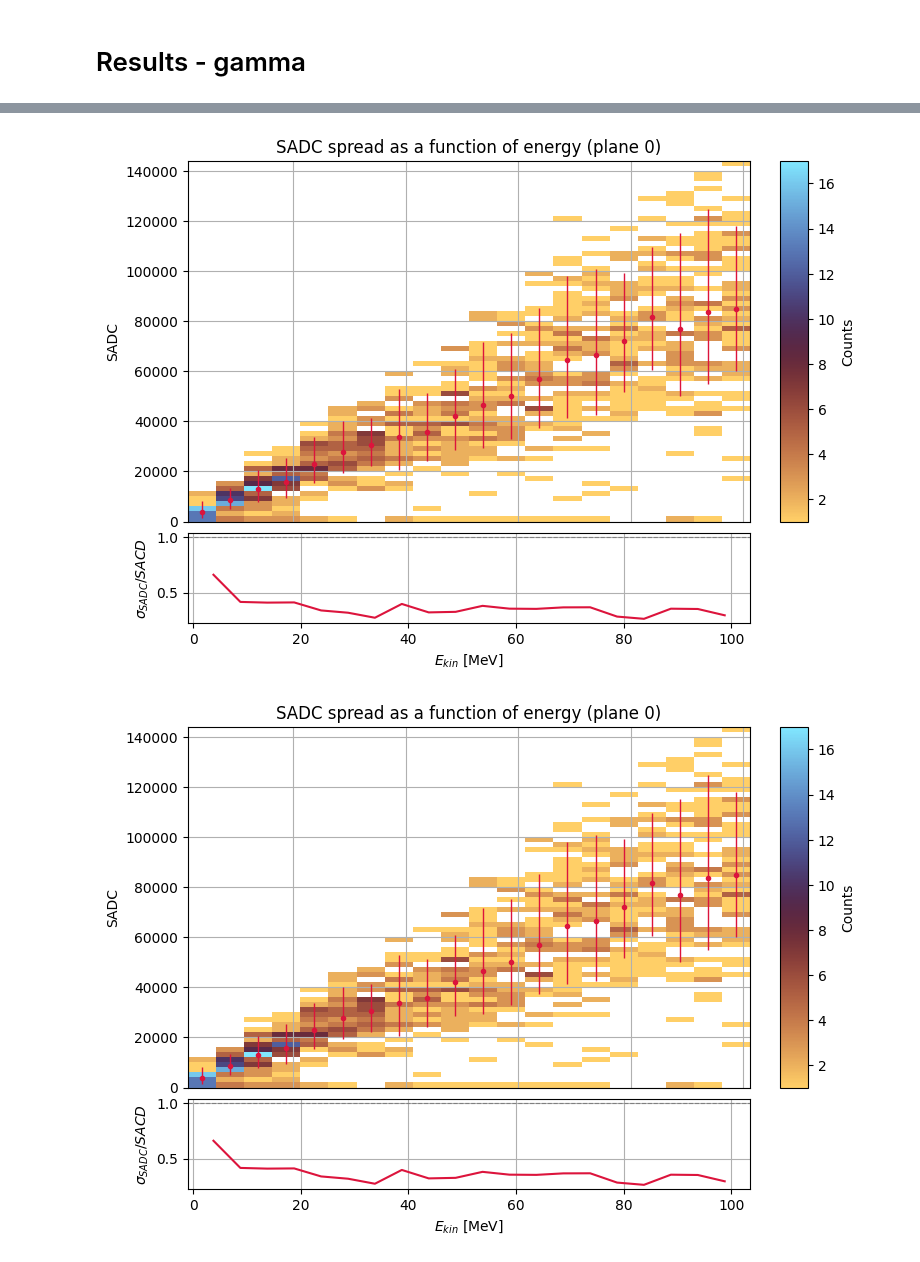
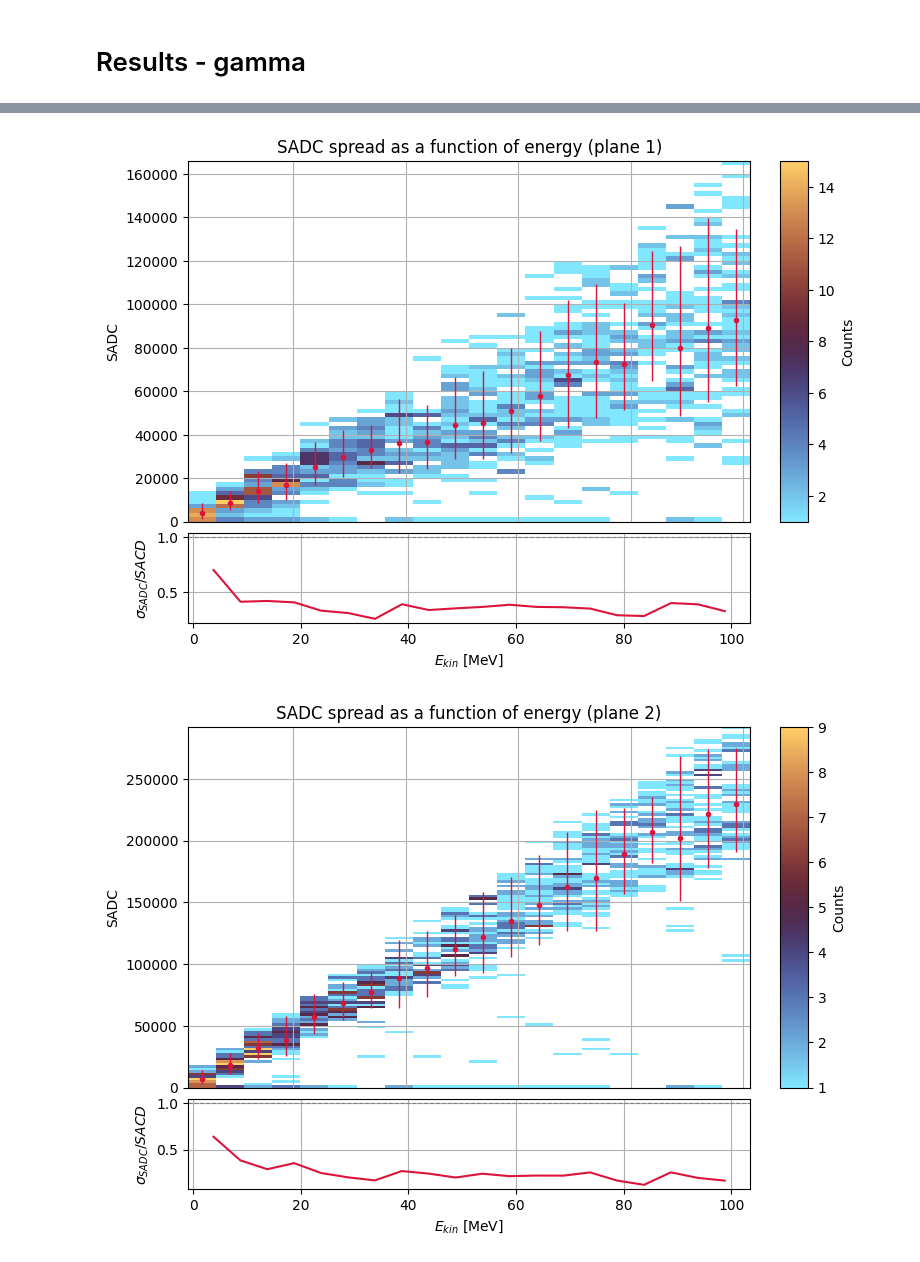
Before and after one commit to alessandrothea/tpvalidator, a Jupyter notebook: notebooks/studies/1x8x14/VD-1x8x14-TPCalibration.ipynb, the cells around one changed output, grey strips where cells are left out. Saved outputs shown, nothing was run; the diff lists cells and outputs as text; code cells hidden in the pictures.

```diff
--- a/notebooks/studies/1x8x14/VD-1x8x14-TPCalibration.ipynb
+++ b/notebooks/studies/1x8x14/VD-1x8x14-TPCalibration.ipynb
@@ -529,4 +527,4 @@ for rop in range(FDVDGeometry_1x8x14.num_readout_planes):
 # %%
 for rop in range(FDVDGeometry_1x8x14.num_readout_planes):
-    em_ca.plot_calibration_spread(0, cmap='managua')
+    em_ca.plot_calibration_spread(rop, cmap='managua_r')
 # %% [output]
@@ -592,4 +581,4 @@ for rop in range(FDVDGeometry_1x8x14.num_readout_planes):
 # %%
 for rop in range(FDVDGeometry_1x8x14.num_readout_planes):
-    gm_ca.plot_calibration_spread(0, cmap='managua')
+    gm_ca.plot_calibration_spread(rop, cmap='managua_r')
 # %% [output]
@@ -597,2 +586,2 @@ for rop in range(FDVDGeometry_1x8x14.num_readout_planes):
-[figure, old version]
+[figure, new version]
-[figure, old version]
+[figure, new version]
```
Also changed, not shown: parts of 12 cells of this notebook, 23 other files.
